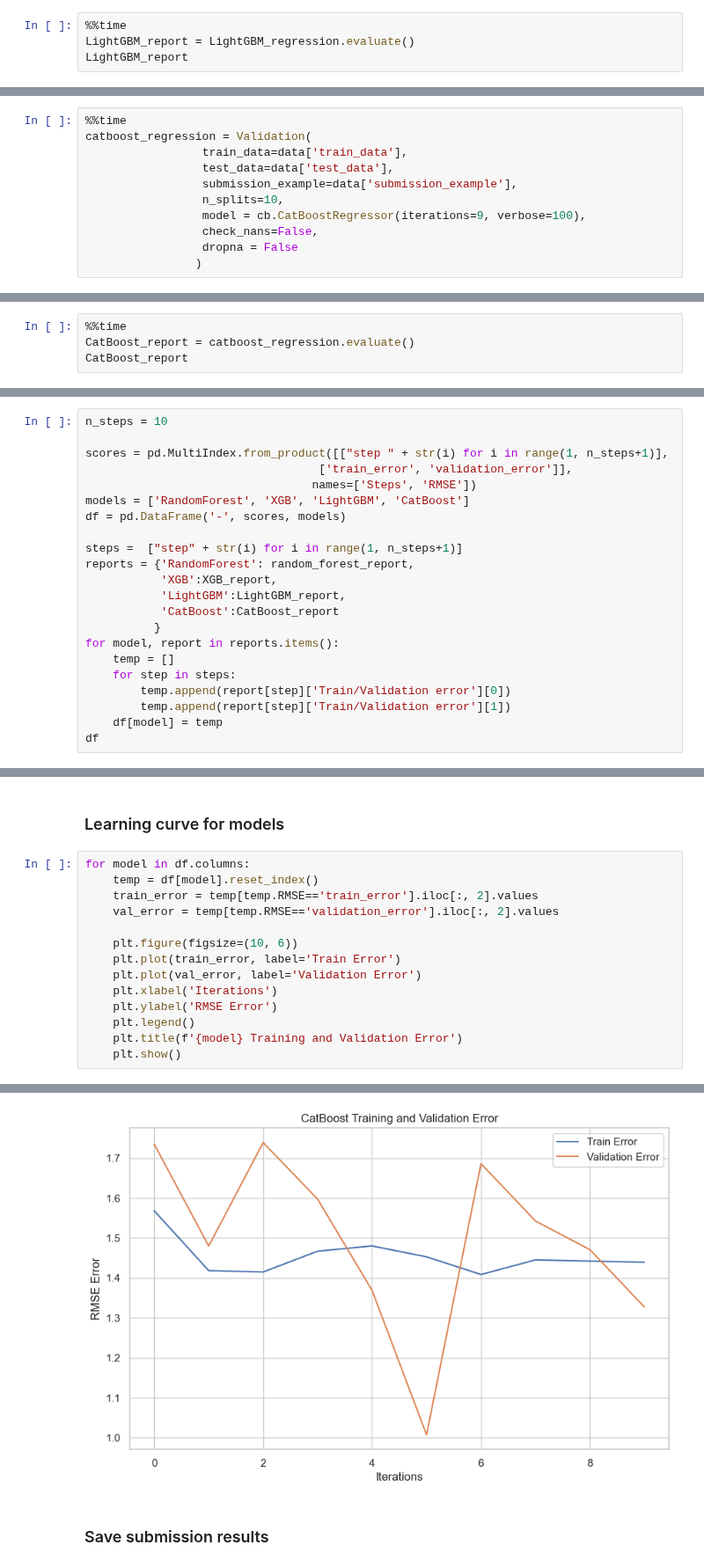
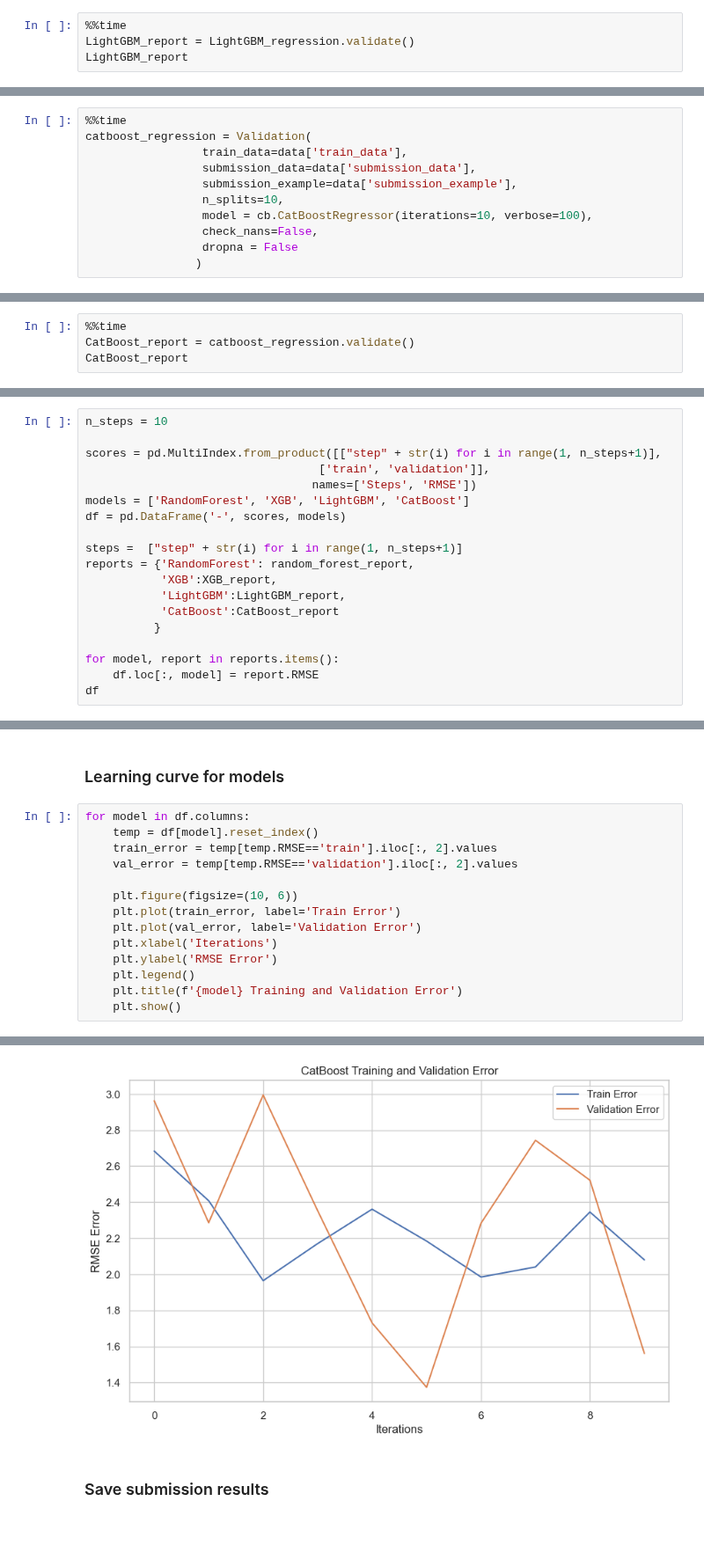
Before and after one commit to Yarmmax/DS_Intership, a Jupyter notebook: Validataion schema.ipynb, the cells around one changed output, grey strips where cells are left out. Shown at 88% size. Drawn from its saved outputs; the diff is of its cells as text; blank space fills up the shorter version.

```diff
--- a/Validataion schema.ipynb
+++ b/Validataion schema.ipynb
@@ -537,5 +646,5 @@ Wall time: 7.14 s
 # %%
 %%time
-LightGBM_report = LightGBM_regression.evaluate()
+LightGBM_report = LightGBM_regression.validate()
 LightGBM_report
 # %% [output]
@@ -593,10 +725,10 @@ Wall time: 20 s
 %%time
 catboost_regression = Validation(
                  train_data=data['train_data'],
-                 test_data=data['test_data'],
+                 submission_data=data['submission_data'],
                  submission_example=data['submission_example'],
                  n_splits=10,
-                 model = cb.CatBoostRegressor(iterations=9, verbose=100),
+                 model = cb.CatBoostRegressor(iterations=10, verbose=100),
                  check_nans=False,
                  dropna = False
                 )
@@ -607,6 +739,6 @@ Wall time: 6.12 s
 # %%
 %%time
-CatBoost_report = catboost_regression.evaluate()
+CatBoost_report = catboost_regression.validate()
 CatBoost_report
 # %% [output]
 Learning rate set to 0.5
@@ -657,8 +802,8 @@ Learning rate set to 0.5
 # %%
 n_steps = 10
 
-scores = pd.MultiIndex.from_product([["step " + str(i) for i in range(1, n_steps+1)],
-                                  ['train_error', 'validation_error']],
+scores = pd.MultiIndex.from_product([["step" + str(i) for i in range(1, n_steps+1)],
+                                  ['train', 'validation']],
                                  names=['Steps', 'RMSE'])
 models = ['RandomForest', 'XGB', 'LightGBM', 'CatBoost']
 df = pd.DataFrame('-', scores, models)
@@ -669,12 +814,9 @@ reports = {'RandomForest': random_forest_report,
            'LightGBM':LightGBM_report,
            'CatBoost':CatBoost_report
           }
+
 for model, report in reports.items():
-    temp = []
-    for step in steps:
-        temp.append(report[step]['Train/Validation error'][0])
-        temp.append(report[step]['Train/Validation error'][1])
-    df[model] = temp
+    df.loc[:, model] = report.RMSE
 df
 # %% [output]
 |  |  | RandomForest | XGB | LightGBM | CatBoost |
@@ -700,8 +842,8 @@ df
 # %%
 for model in df.columns:
     temp = df[model].reset_index()
-    train_error = temp[temp.RMSE=='train_error'].iloc[:, 2].values
-    val_error = temp[temp.RMSE=='validation_error'].iloc[:, 2].values
+    train_error = temp[temp.RMSE=='train'].iloc[:, 2].values
+    val_error = temp[temp.RMSE=='validation'].iloc[:, 2].values
 
     plt.figure(figsize=(10, 6))
     plt.plot(train_error, label='Train Error')
@@ -718,4 +860,4 @@ for model in df.columns:
-[figure, old version]
+[figure, new version]
 # %% [markdown]
 ### Save submission results
 # %%
```
Also changed, not shown: parts of 26 cells of this notebook.
